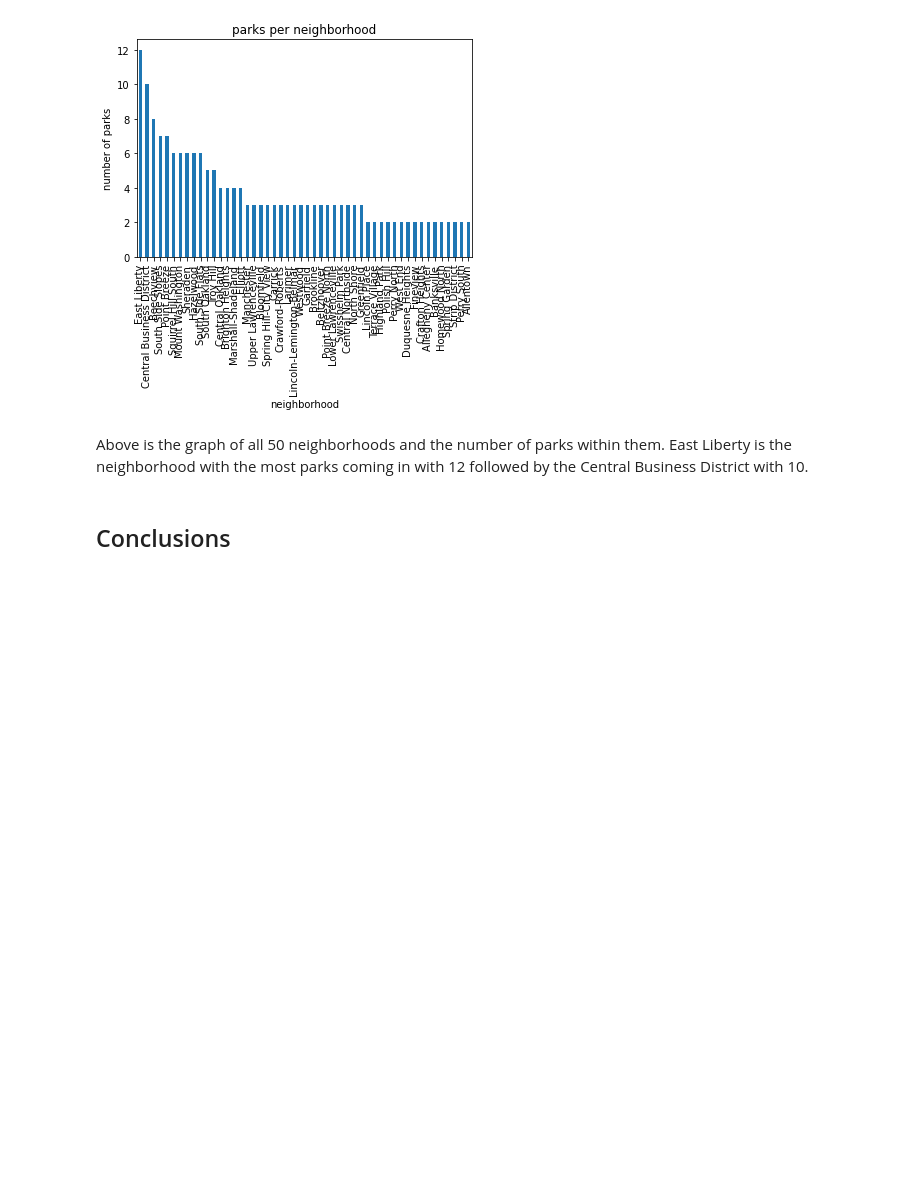
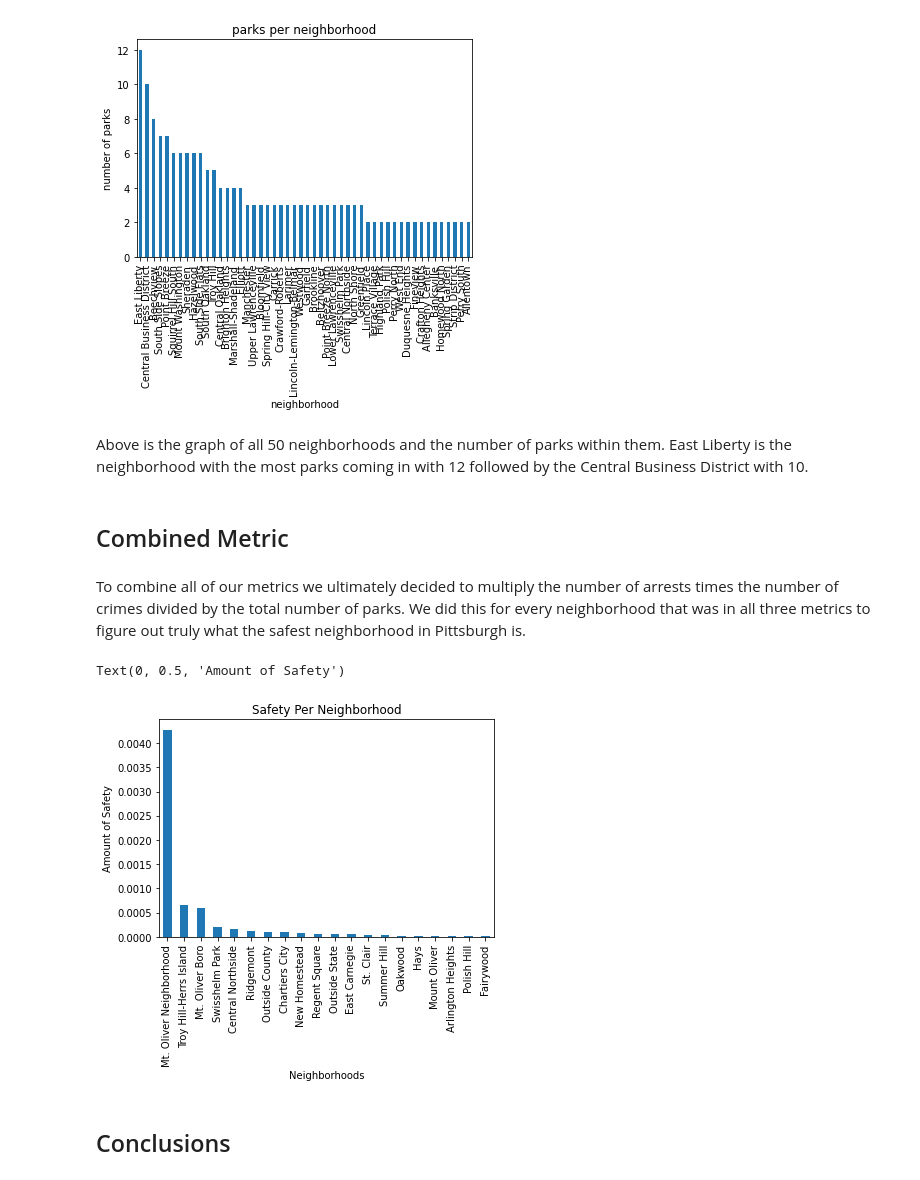
Before and after one commit to LukeKryka/FinalProject, a Jupyter notebook: Final Project.ipynb, the cells around one changed output. Cells and saved outputs as stored; diff of their text form; code cells hidden in the pictures; blank space fills up the shorter version.

```diff
--- a/Final Project.ipynb
+++ b/Final Project.ipynb
@@ -296,6 +296,36 @@ Text(0, 0.5, 'number of parks')
 [figure]
 # %% [markdown]
 Above is the graph of all 50 neighborhoods and the number of parks within them. East Liberty is the neighborhood with the most parks coming in with 12 followed by the Central Business District with 10.
+# %% [markdown]
+## Combined Metric
+# %% [markdown]
+To combine all of our metrics we ultimately decided to multiply the number of arrests times the number of crimes divided by the total number of parks. We did this for every neighborhood that was in all three metrics to figure out truly what the safest neighborhood in Pittsburgh is.
+# %%
+import pandas as pd
+%matplotlib inline
+import matplotlib.pyplot as plt
+
+my_List = dict()
+my_List = df.groupby("INCIDENTNEIGHBORHOOD")["INCIDENTNEIGHBORHOOD"].count()
+multiplied_dictionary = {}
+divided_dictionary = {}
+
+my_List_series = my_List.to_dict()
+
+for key, value in my_List_series.items():
+    multiplied_dictionary[key] = arrestDictionary.get(key,0) * value
+
+for key, value in multiplied_dictionary.items():
+    divided_dictionary[key] = parksDictionary.get(key,1) / value
+
+finished_series = pd.Series(divided_dictionary, name = "Combined Data")
+finished_series.sort_values(ascending = False)[:20].plot.bar()
+plt.title("Safety Per Neighborhood")
+plt.xlabel("Neighborhoods")
+plt.ylabel("Amount of Safety")
+# %% [output]
+Text(0, 0.5, 'Amount of Safety')
+[figure, added]
 # %% [markdown]
 ## Conclusions
 # %% [markdown]
```
Also changed, not shown: parts of 1 cell of this notebook.
